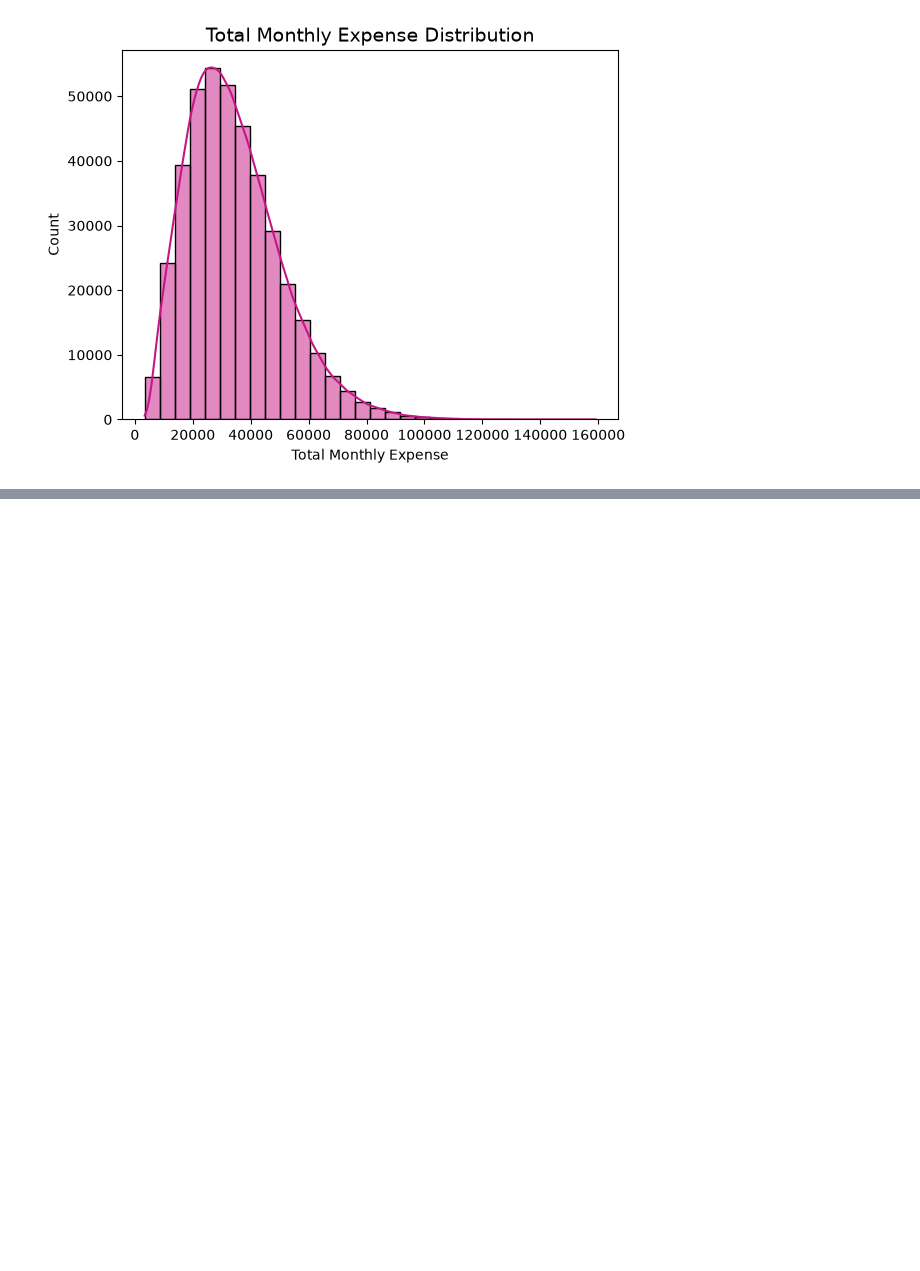
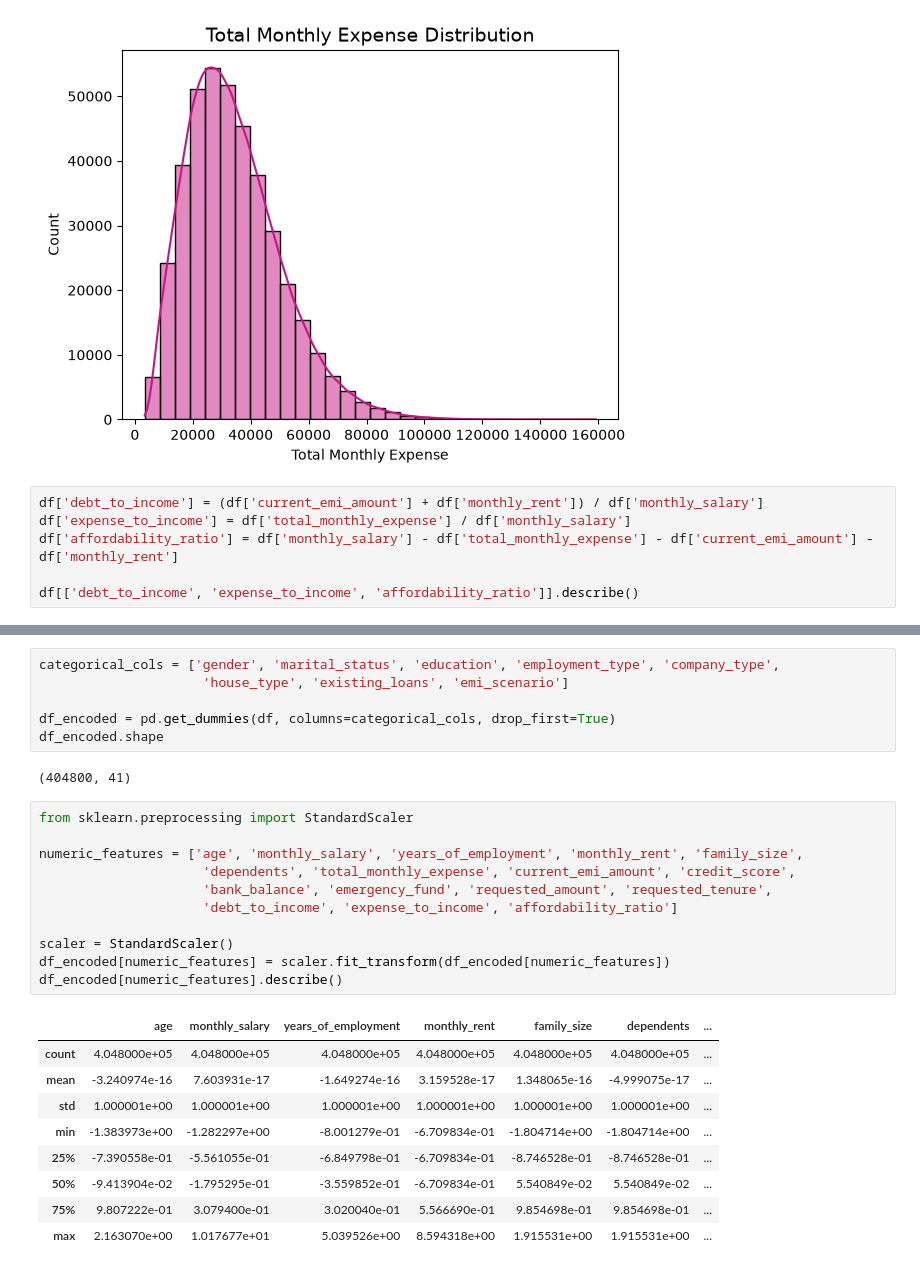
Before and after one commit to dhineshnathank/EMIPredict-AI, a Jupyter notebook: notebooks/02_eda.ipynb, the cells around one changed output, grey strips where cells are left out. Drawn from its saved outputs; the diff is of its cells as text; blank space fills up the shorter version.

```diff
--- a/notebooks/02_eda.ipynb
+++ b/notebooks/02_eda.ipynb
@@ -103,3 +103,9 @@ plt.xlabel("Total Monthly Expense")
 plt.show()
 # %% [output]
 [figure]
+# %%
+df['debt_to_income'] = (df['current_emi_amount'] + df['monthly_rent']) / df['monthly_salary']
+df['expense_to_income'] = df['total_monthly_expense'] / df['monthly_salary']
+df['affordability_ratio'] = df['monthly_salary'] - df['total_monthly_expense'] - df['current_emi_amount'] - df['monthly_rent']
+
+df[['debt_to_income', 'expense_to_income', 'affordability_ratio']].describe()
@@ -105,0 +122,29 @@ plt.show()
+# %%
+categorical_cols = ['gender', 'marital_status', 'education', 'employment_type', 'company_type',
+                     'house_type', 'existing_loans', 'emi_scenario']
+
+df_encoded = pd.get_dummies(df, columns=categorical_cols, drop_first=True)
+df_encoded.shape
+# %% [output]
+(404800, 41)
+# %%
+from sklearn.preprocessing import StandardScaler
+
+numeric_features = ['age', 'monthly_salary', 'years_of_employment', 'monthly_rent', 'family_size',
+                     'dependents', 'total_monthly_expense', 'current_emi_amount', 'credit_score',
+                     'bank_balance', 'emergency_fund', 'requested_amount', 'requested_tenure',
+                     'debt_to_income', 'expense_to_income', 'affordability_ratio']
+
+scaler = StandardScaler()
+df_encoded[numeric_features] = scaler.fit_transform(df_encoded[numeric_features])
+df_encoded[numeric_features].describe()
+# %% [output]
+|  | age | monthly_salary | years_of_employment | monthly_rent | family_size | dependents | ... |
+| count | 4.048000e+05 | 4.048000e+05 | 4.048000e+05 | 4.048000e+05 | 4.048000e+05 | 4.048000e+05 | ... |
+| mean | -3.240974e-16 | 7.603931e-17 | -1.649274e-16 | 3.159528e-17 | 1.348065e-16 | -4.999075e-17 | ... |
+| std | 1.000001e+00 | 1.000001e+00 | 1.000001e+00 | 1.000001e+00 | 1.000001e+00 | 1.000001e+00 | ... |
+| min | -1.383973e+00 | -1.282297e+00 | -8.001279e-01 | -6.709834e-01 | -1.804714e+00 | -1.804714e+00 | ... |
+| 25% | -7.390558e-01 | -5.561055e-01 | -6.849798e-01 | -6.709834e-01 | -8.746528e-01 | -8.746528e-01 | ... |
+| 50% | -9.413904e-02 | -1.795295e-01 | -3.559852e-01 | -6.709834e-01 | 5.540849e-02 | 5.540849e-02 | ... |
+| 75% | 9.807222e-01 | 3.079400e-01 | 3.020040e-01 | 5.566690e-01 | 9.854698e-01 | 9.854698e-01 | ... |
+| max | 2.163070e+00 | 1.017677e+01 | 5.039526e+00 | 8.594318e+00 | 1.915531e+00 | 1.915531e+00 | ... |
```
Also changed, not shown: parts of 4 cells of this notebook, 12 other files.
